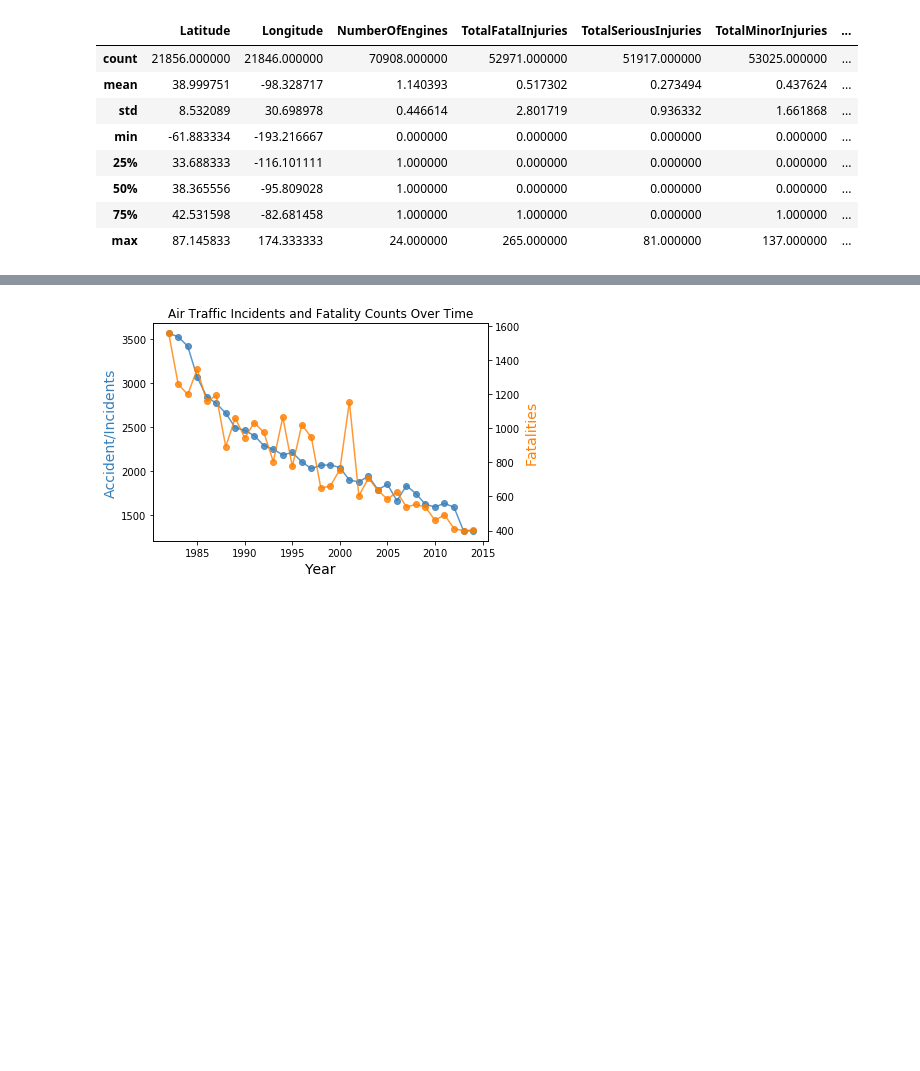
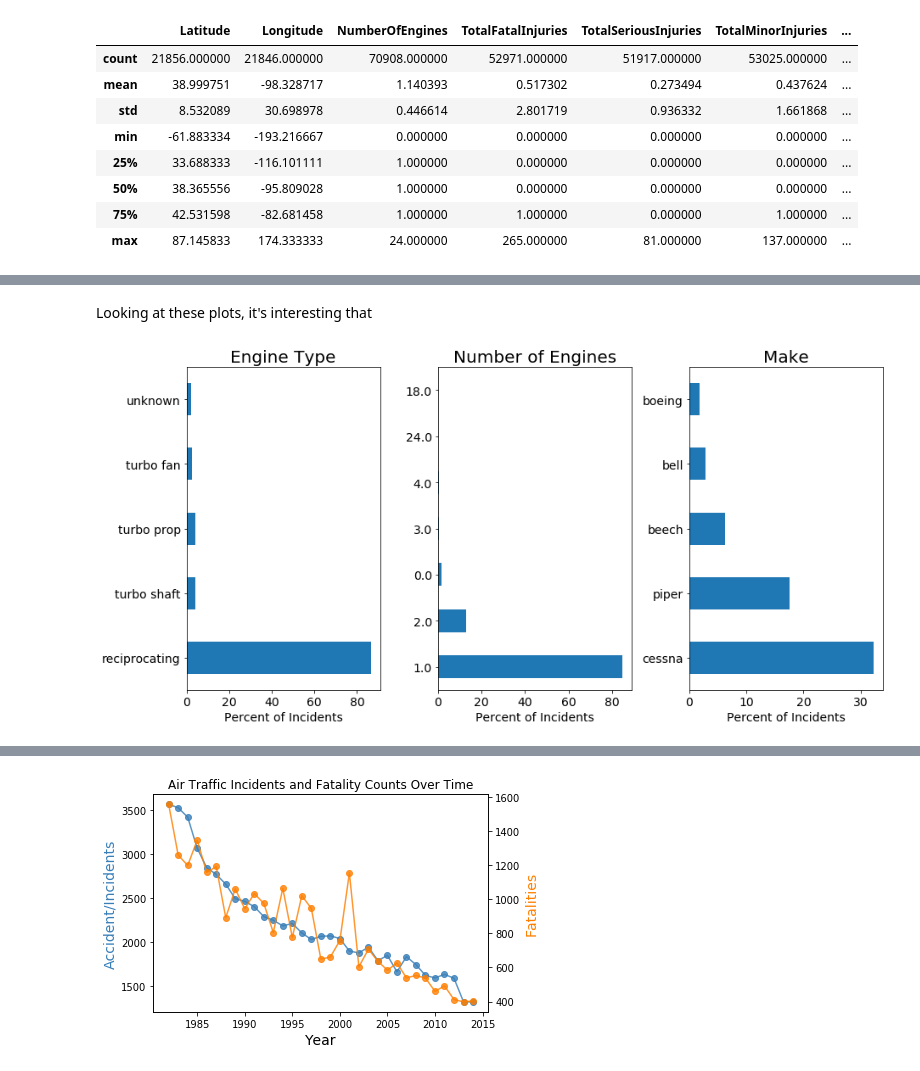
Before and after one commit to kirstyward/data-scientist-exercise02, a Jupyter notebook: NTSB.ipynb, the cells around one changed output, grey strips where cells are left out. Drawn from its saved outputs; the diff is of its cells as text; code cells hidden in the pictures; blank space fills up the shorter version.

```diff
--- a/NTSB.ipynb
+++ b/NTSB.ipynb
@@ -156,0 +208,30 @@ df_clean.describe()
+# %% [markdown]
+Looking at these plots, it's interesting that
+# %%
+fig, ax = plt.subplots(figsize=(20, 7), sharex=True)
+
+plt.subplot(1, 3, 1)
+enginetype = df_clean['EngineType'].value_counts(normalize=True)[:5] * 100
+enginetype.plot(kind='barh')
+plt.xlabel('Percent of Incidents', fontsize=14)
+plt.title('Engine Type' ,fontsize=20)
+plt.tick_params(labelsize=14)
+
+plt.subplot(1, 3, 2)
+engineno = df_clean['NumberOfEngines'].value_counts(normalize=True) * 100
+engineno.plot(kind='barh')
+plt.xlabel('Percent of Incidents',fontsize=14)
+plt.title('Number of Engines',fontsize=20)
+plt.tick_params(labelsize=14)
+
+plt.subplot(1, 3, 3)
+make = df_clean['Make'].value_counts(normalize=True)[:5] * 100
+make.plot(kind='barh')
+plt.xlabel('Percent of Incidents',fontsize=14)
+plt.title('Make',fontsize=20)
+plt.tick_params(labelsize=14)
+
+#Adjust whitespace between plots so the labels don't overlap
+plt.subplots_adjust(wspace=.3)
+# %% [output]
+[figure, added]
```
Also changed, not shown: parts of 23 cells of this notebook, 1 other file.
